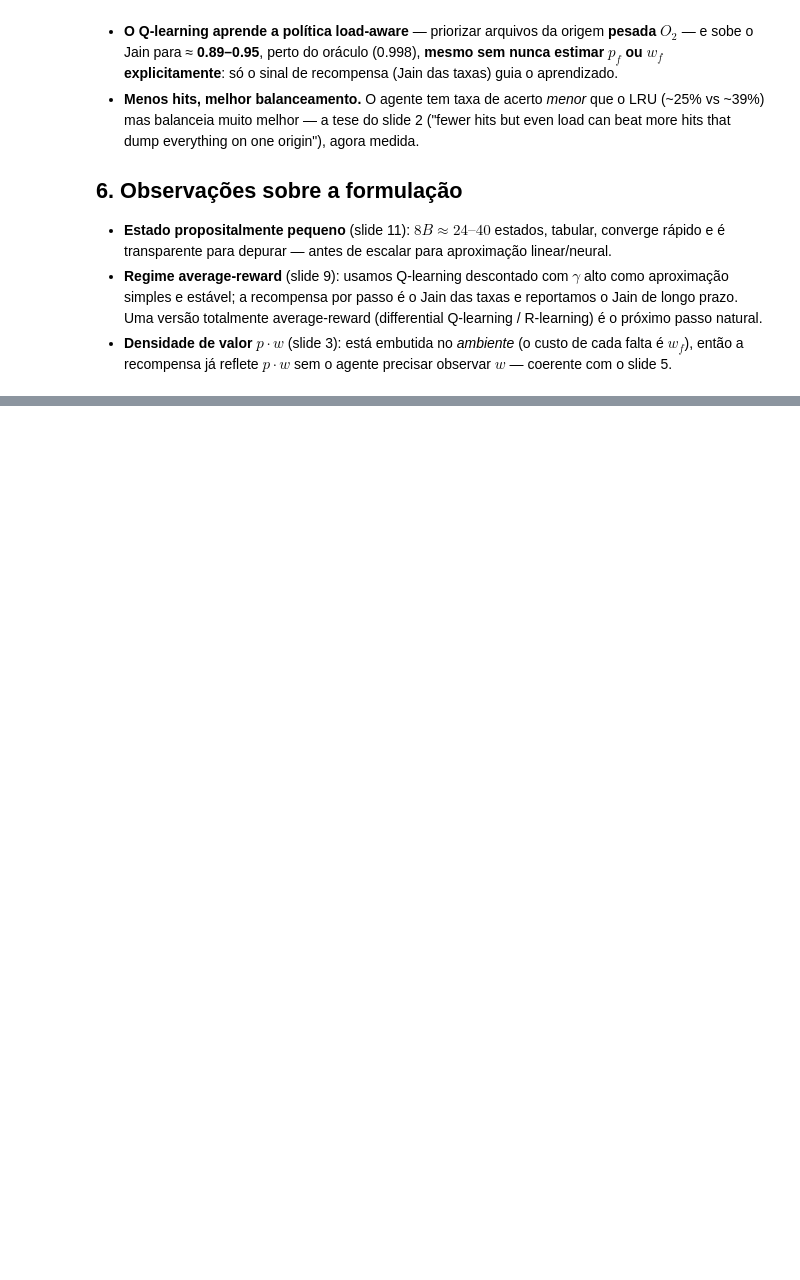
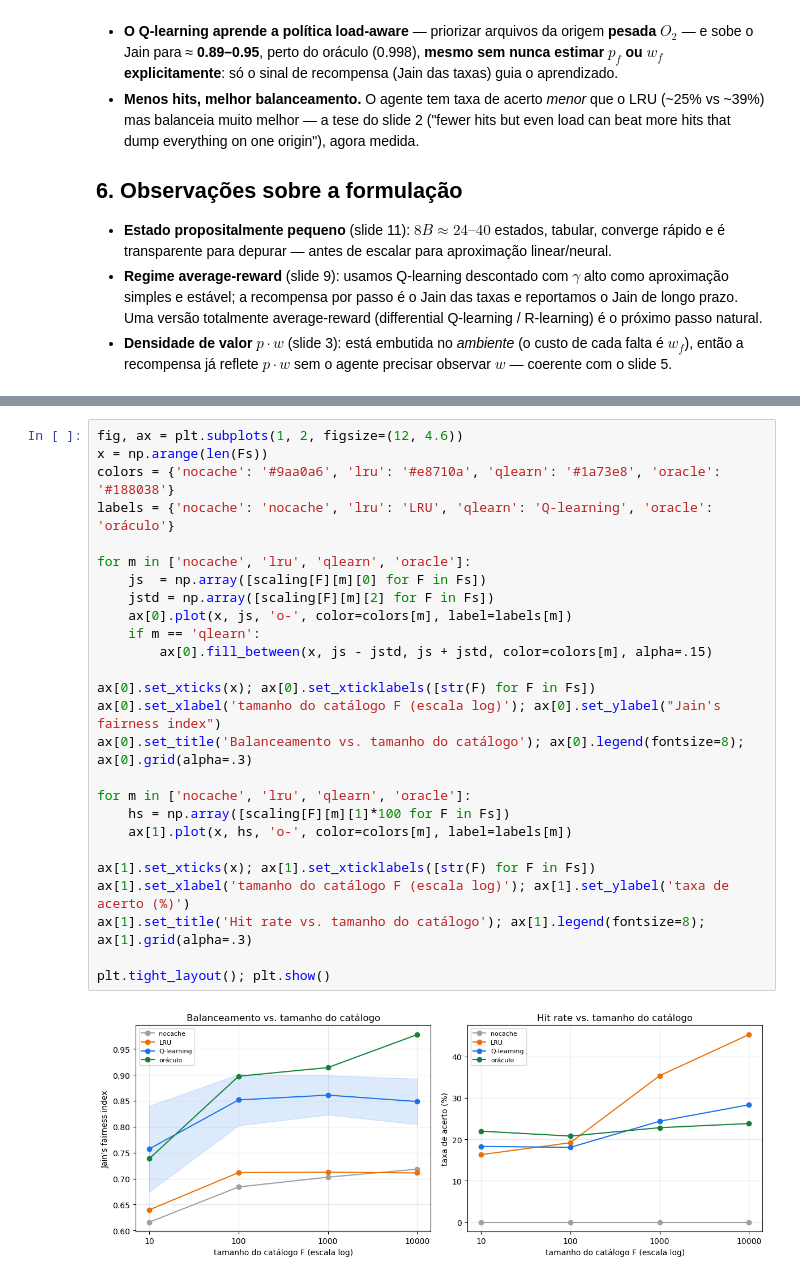
Before and after one commit to GiuliaMarcelaS/Caching_RL, a Jupyter notebook: RL_caching/q_learning_load_balancing.ipynb, the cells around one changed output, grey strips where cells are left out. Drawn from its saved outputs; the diff is of its cells as text; blank space fills up the shorter version.

```diff
--- a/RL_caching/q_learning_load_balancing.ipynb
+++ b/RL_caching/q_learning_load_balancing.ipynb
@@ -242,0 +322,28 @@ ramo HIT   (ação 1 = DESPEJAR, 0 = manter):
+# %%
+fig, ax = plt.subplots(1, 2, figsize=(12, 4.6))
+x = np.arange(len(Fs))
+colors = {'nocache': '#9aa0a6', 'lru': '#e8710a', 'qlearn': '#1a73e8', 'oracle': '#188038'}
+labels = {'nocache': 'nocache', 'lru': 'LRU', 'qlearn': 'Q-learning', 'oracle': 'oráculo'}
+
+for m in ['nocache', 'lru', 'qlearn', 'oracle']:
+    js  = np.array([scaling[F][m][0] for F in Fs])
+    jstd = np.array([scaling[F][m][2] for F in Fs])
+    ax[0].plot(x, js, 'o-', color=colors[m], label=labels[m])
+    if m == 'qlearn':
+        ax[0].fill_between(x, js - jstd, js + jstd, color=colors[m], alpha=.15)
+
+ax[0].set_xticks(x); ax[0].set_xticklabels([str(F) for F in Fs])
+ax[0].set_xlabel('tamanho do catálogo F (escala log)'); ax[0].set_ylabel("Jain's fairness index")
+ax[0].set_title('Balanceamento vs. tamanho do catálogo'); ax[0].legend(fontsize=8); ax[0].grid(alpha=.3)
+
+for m in ['nocache', 'lru', 'qlearn', 'oracle']:
+    hs = np.array([scaling[F][m][1]*100 for F in Fs])
+    ax[1].plot(x, hs, 'o-', color=colors[m], label=labels[m])
+
+ax[1].set_xticks(x); ax[1].set_xticklabels([str(F) for F in Fs])
+ax[1].set_xlabel('tamanho do catálogo F (escala log)'); ax[1].set_ylabel('taxa de acerto (%)')
+ax[1].set_title('Hit rate vs. tamanho do catálogo'); ax[1].legend(fontsize=8); ax[1].grid(alpha=.3)
+
+plt.tight_layout(); plt.show()
+# %% [output]
+[figure, added]
```
Also changed, not shown: parts of 2 cells of this notebook.
